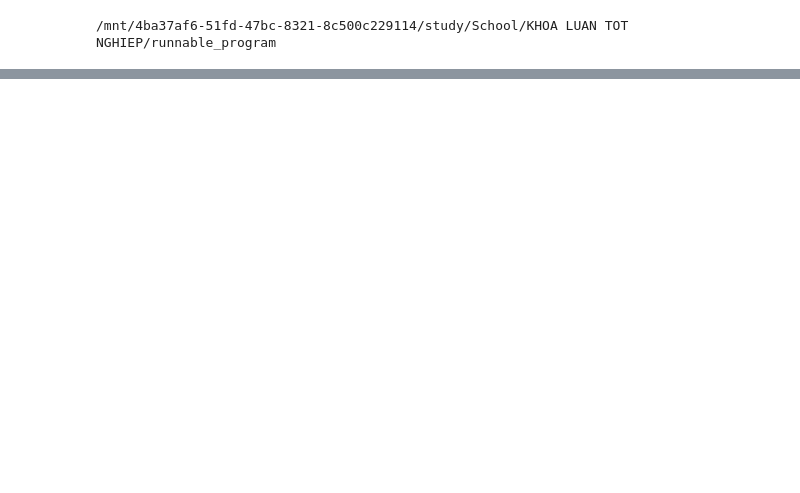
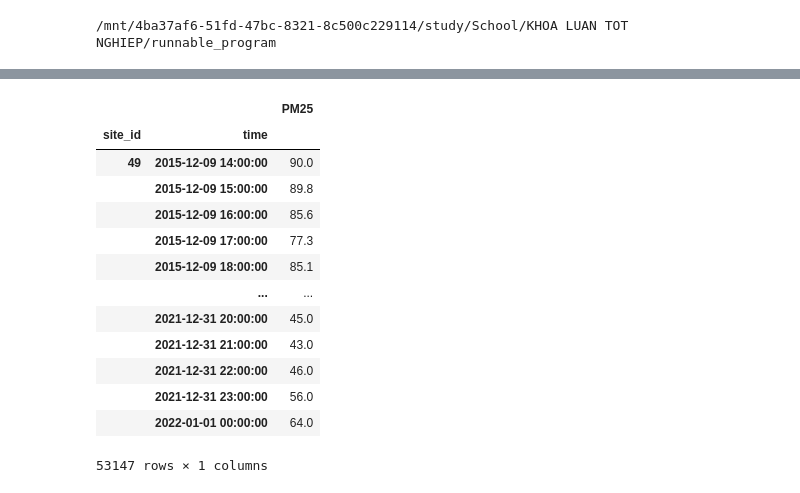
Before and after one commit to namph-sgn/Deep-learning-BLSTM, a Jupyter notebook: notebooks/04_nam_clean_data_us_embass.ipynb, the cells around one changed output, grey strips where cells are left out. Saved outputs shown, nothing was run; the diff lists cells and outputs as text; code cells hidden in the pictures; blank space fills up the shorter version.

Commit message:
Update data cleaning and collecting

```diff
--- a/notebooks/04_nam_clean_data_us_embass.ipynb
+++ b/notebooks/04_nam_clean_data_us_embass.ipynb
@@ -157,3 +156,70 @@ _HCM_us_embass_processed_data_path = os.path.join(PROJ_ROOT,
                              "us_embass",
                              "processed")
 AQI_new.to_csv(_HCM_us_embass_processed_data_path + "/hcm_processed.csv")
+# %%
+# Ha Noi
+import pandas as pd
+import numpy as np
+import glob
+import xarray as xr
+
+idx = pd.IndexSlice
+
+_HCM_us_embass_raw_data_path = os.path.join(PROJ_ROOT,
+                             "data",
+                             "external",
+                             "us_embass",
+                             "raw")
+
+_Hanoi_us_embass_data_files = glob.glob(_HCM_us_embass_raw_data_path + '/Hanoi_PM2.5_*YTD.csv')
+USEm_Hanoi_df = pd.DataFrame()
+for file in _Hanoi_us_embass_data_files:
+    USEm_Hanoi_df = USEm_Hanoi_df.append(pd.read_csv(file, parse_dates=True))
+
+# Remove site year 2015 because inconsistency data
+# daisuquanmy_df = daisuquanmy_df[(daisuquanmy_df['Year'] != 2015)]
+USEm_Hanoi_df.drop(columns=['Site', 'Parameter', 'AQI', 'AQI Category','NowCast Conc.', 'Conc. Unit', 'Duration'], inplace=True)
+USEm_Hanoi_df['Date (LT)'] = pd.to_datetime(USEm_Hanoi_df['Date (LT)'])
+USEm_Hanoi_df = USEm_Hanoi_df.rename(columns={'Date (LT)': 'time'})
+# Remove duplicate, fill in missing index and set ['Date (LT)'] as index and sort
+USEm_Hanoi_df.drop_duplicates(subset ="time",
+                     keep = "first", inplace = True)
+USEm_Hanoi_df = USEm_Hanoi_df.sort_values(by=['time'])
+USEm_Hanoi_df = USEm_Hanoi_df.set_index('time').asfreq('H').sort_index()
+USEm_Hanoi_df.reset_index(drop=False, inplace=True)
+USEm_Hanoi_df['site_id'] = 49
+USEm_Hanoi_df = USEm_Hanoi_df.set_index(['site_id', 'time'])
+# For all Raw Conc <= 0 QC Name must be Missing. Raw Conc change to -999
+USEm_Hanoi_df.loc[USEm_Hanoi_df['Raw Conc.'] <= 0, 'Raw Conc.'] = -999
+USEm_Hanoi_df.loc[USEm_Hanoi_df['Raw Conc.'] >= 600, 'Raw Conc.'] = -999
+USEm_Hanoi_df.loc[USEm_Hanoi_df['Raw Conc.'] <= 0, 'QC Name'] = 'Missing'
+
+USEm_Hanoi_df = USEm_Hanoi_df.replace(-999, np.nan)
+# Change Raw Conc to PM25
+USEm_Hanoi_df.rename(columns={'Raw Conc.': 'PM25'}, inplace=True)
+# Fill missing data
+USEm_Hanoi_df.fillna(method='ffill', limit=2, inplace=True)
+USEm_Hanoi_df.fillna(method='bfill', limit=2, inplace=True)
+
+# For year 2015 only, take data after 2015-12-09 14:00:00
+USEm_Hanoi_df = USEm_Hanoi_df.loc[USEm_Hanoi_df.index.get_level_values(1) >= pd.to_datetime("2015-12-09 14:00:00")]
+USEm_Hanoi_df = USEm_Hanoi_df[['PM25']]
+
+# USEm_HCM_df['PM25'] = USEm_HCM_df['PM25'].interpolate()
+
+USEm_Hanoi_df
+# %% [output]
+|  |  | PM25 |
+| site_id | time |  |
+| 49 | 2015-12-09 14:00:00 | 90.0 |
+|  | 2015-12-09 15:00:00 | 89.8 |
+|  | 2015-12-09 16:00:00 | 85.6 |
+|  | 2015-12-09 17:00:00 | 77.3 |
+|  | 2015-12-09 18:00:00 | 85.1 |
+|  | ... | ... |
+|  | 2021-12-31 20:00:00 | 45.0 |
+|  | 2021-12-31 21:00:00 | 43.0 |
+|  | 2021-12-31 22:00:00 | 46.0 |
+|  | 2021-12-31 23:00:00 | 56.0 |
+|  | 2022-01-01 00:00:00 | 64.0 |
+53147 rows × 1 columns
```
Also changed, not shown: parts of 6 cells of this notebook, 1 other file.
